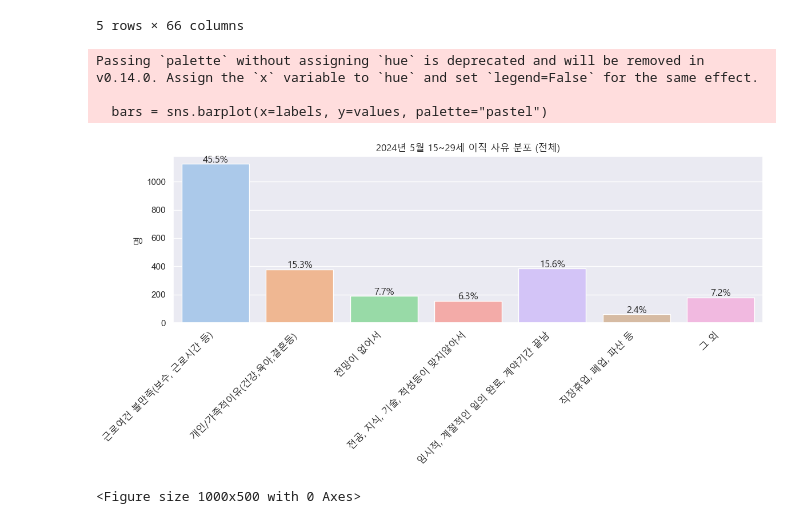
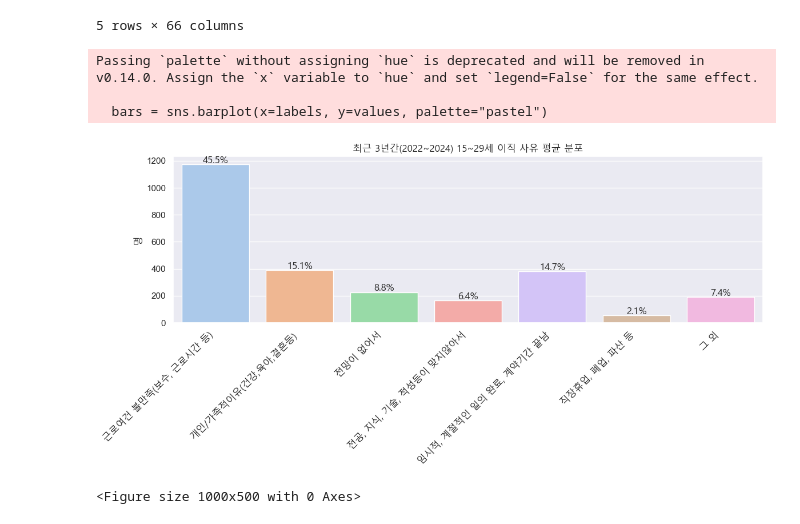
Before and after one commit to byeori-jang/mid_project, a Jupyter notebook: reason.ipynb, the cells around one changed output. Cells and saved outputs as stored; diff of their text form; code cells hidden in the pictures.

```diff
--- a/reason.ipynb
+++ b/reason.ipynb
@@ -34,41 +34,52 @@ filtered_df = df[(df['연령구분'] == '15~29세') & (df['성별'] == '전체')
 # %%
 import matplotlib.pyplot as plt
 import matplotlib.font_manager as fm
 import seaborn as sns
+import pandas as pd
 
-# 폰트 설정
+# ✅ 파일 불러오기
+df = pd.read_excel("./data/퇴사사유.xlsx", sheet_name="데이터")
+filtered_df = df[(df['연령구분'] == '15~29세') & (df['성별'] == '전체')]
+
+# ✅ 폰트 설정 (한글 깨짐 방지)
 font_path = "C:/Windows/Fonts/malgun.ttf"
 fontprop = fm.FontProperties(fname=font_path)
 
-labels = df.iloc[0, -7:].values
-values = filtered_df.iloc[0, -7:].astype(int).values
+# ✅ 최근 3년치 컬럼 지정
+years = ['2022.05', '2023.05', '2024.05']
+columns = [f"{year}.{i}" for year in years for i in range(1, 8)]
+
+# ✅ 라벨 & 평균값 계산
+labels = df.iloc[0][columns[:7]].values  # 2024 기준 사유명
+values = filtered_df[columns].astype(int).values.reshape(3, 7).mean(axis=0)
 total = values.sum()
 
+# ✅ 시각화
 sns.set()
 plt.figure(figsize=(12, 6))
 bars = sns.barplot(x=labels, y=values, palette="pastel")
 
-# 퍼센트 텍스트 추가
+# ✅ 퍼센트 텍스트 추가
 for bar, count in zip(bars.patches, values):
     percent = count / total * 100
     x = bar.get_x() + bar.get_width() / 2
     y = bar.get_height()
     plt.text(x, y + 10, f"{percent:.1f}%", ha='center', fontproperties=fontprop)
 
-# 축 설정
+# ✅ 축 및 제목 설정
 plt.xticks(rotation=45, ha='right', fontproperties=fontprop)
-plt.title("2024년 5월 15~29세 이직 사유 분포 (전체)", fontproperties=fontprop)
+plt.title("최근 3년간(2022~2024) 15~29세 이직 사유 평균 분포", fontproperties=fontprop)
 plt.ylabel("명", fontproperties=fontprop)
 
-# ✅ 저장은 show 전에!
+# ✅ 저장 및 출력
 plt.tight_layout()
-plt.savefig("퇴사사유_그래프.png", dpi=300, bbox_inches='tight')  # 이미지로 저장
+plt.savefig("최근3년_이직사유_그래프.png", dpi=300, bbox_inches='tight')
 plt.show()
 # %% [output]
 Passing `palette` without assigning `hue` is deprecated and will be removed in v0.14.0. Assign the `x` variable to `hue` and set `legend=False` for the same effect.
 
   bars = sns.barplot(x=labels, y=values, palette="pastel")
-[figure, old version]
+[figure, new version]
 # %%
 plt.savefig("퇴사사유_그래프.png", dpi=300, bbox_inches='tight')
 # %% [output]
```
Also changed, not shown: parts of 1 cell of this notebook, 3 other files.
